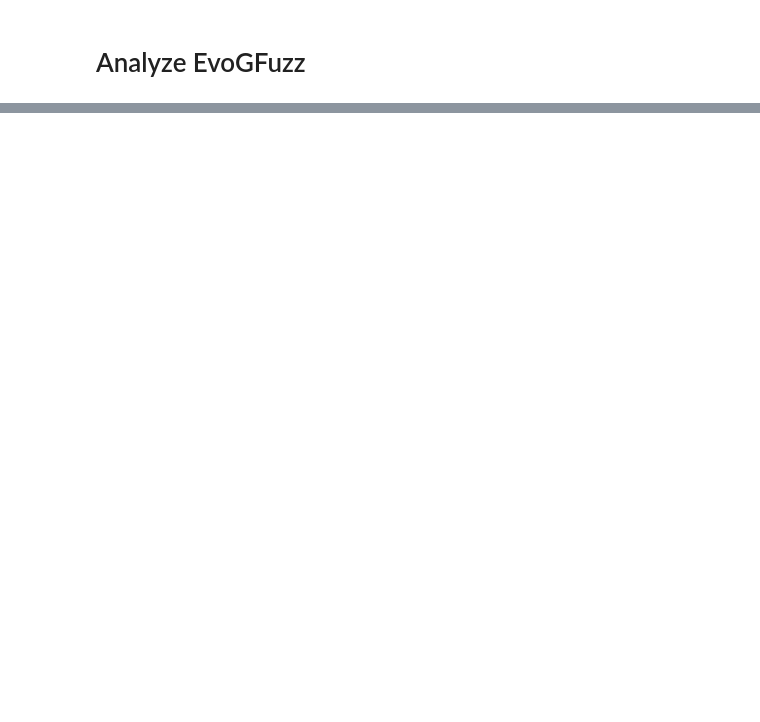
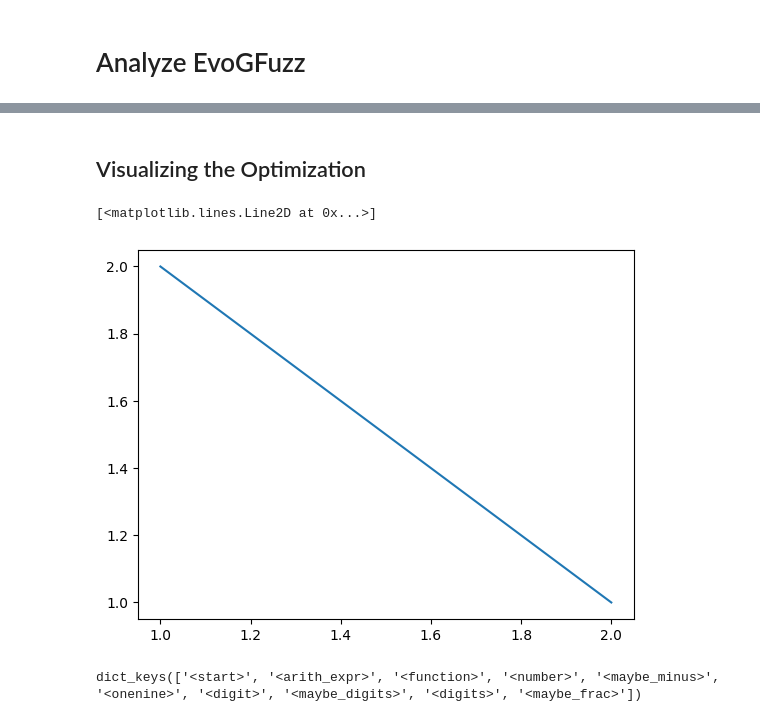
Before and after one commit to martineberlein/evogfuzzplusplus, a Jupyter notebook: notebooks/graphs.ipynb, the cells around one changed output, grey strips where cells are left out. Saved outputs shown, nothing was run; the diff lists cells and outputs as text; code cells hidden in the pictures; blank space fills up the shorter version.

```diff
--- a/notebooks/graphs.ipynb
+++ b/notebooks/graphs.ipynb
@@ -33,0 +88,2 @@ for _ in range(100):
+# %% [markdown]
+## Visualizing the Optimization
@@ -33,0 +92,9 @@ for _ in range(100):
+# %%
+plot([1,2], [2,1])
+# %% [output]
+[<matplotlib.lines.Line2D at 0x...>]
+[figure, added]
+# %%
+result.keys()
+# %% [output]
+dict_keys(['<start>', '<arith_expr>', '<function>', '<number>', '<maybe_minus>', '<onenine>', '<digit>', '<maybe_digits>', '<digits>', '<maybe_frac>'])
```
Also changed, not shown: parts of 24 cells of this notebook, 6 other files.
